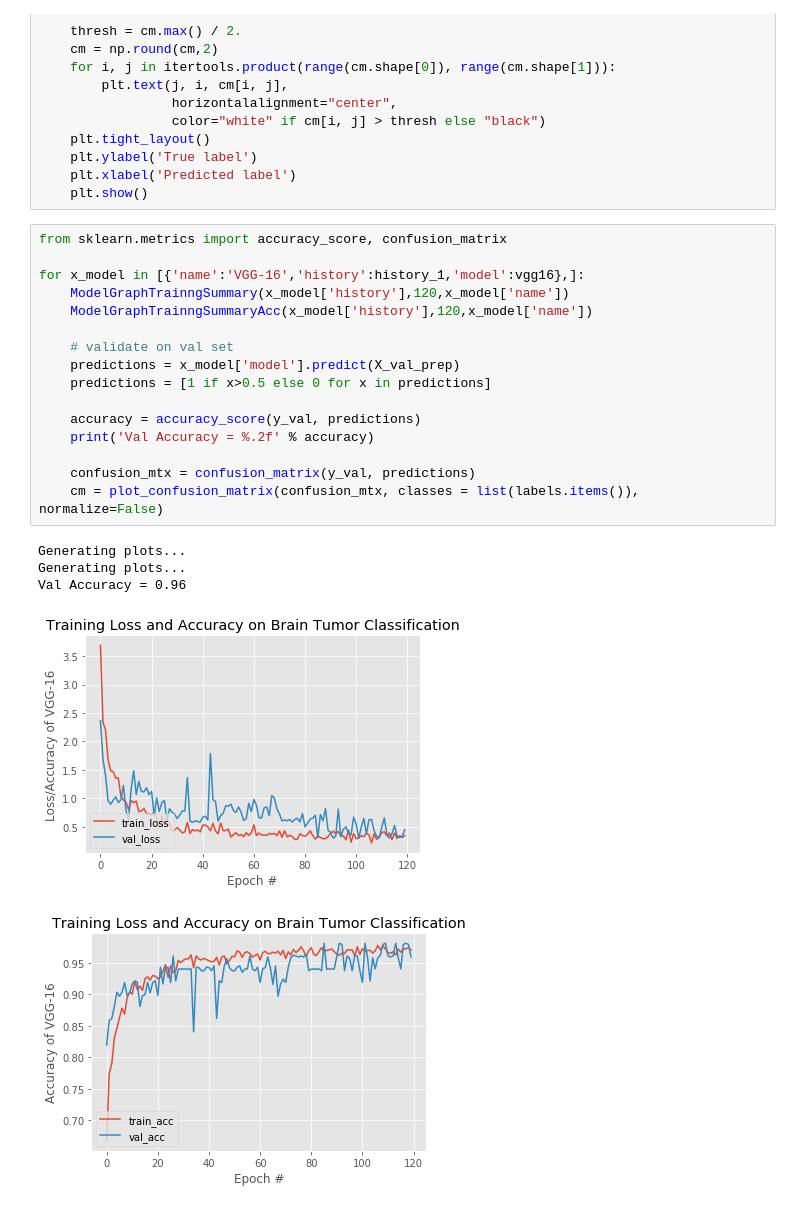
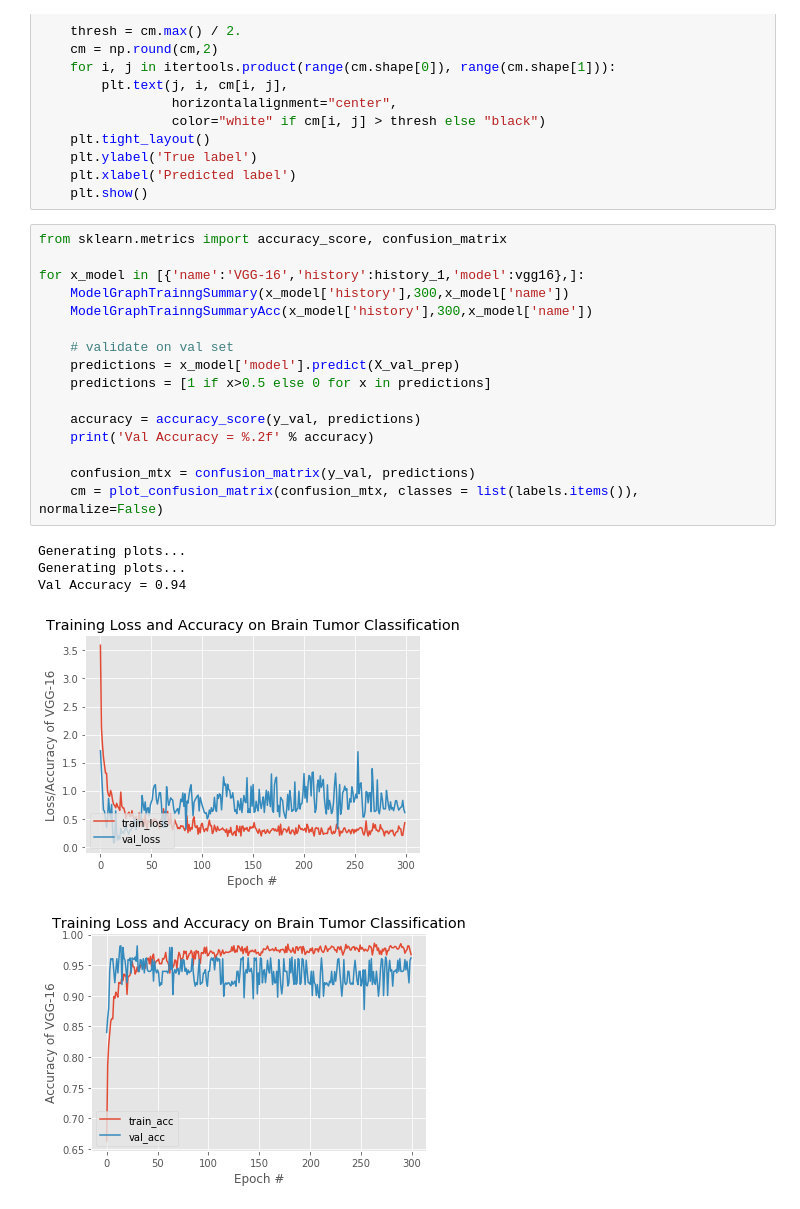
Before and after one commit to MarioTiara/Brain-Cancer-Classification-CNN, a Jupyter notebook: VGG16_300_epochs_1.ipynb, the cells around one changed output. Drawn from its saved outputs; the diff is of its cells as text.

```diff
--- a/VGG16_300_epochs_1.ipynb
+++ b/VGG16_300_epochs_1.ipynb
@@ -469,24 +469,24 @@ def plot_confusion_matrix(cm, classes,
 # %%
 from sklearn.metrics import accuracy_score, confusion_matrix
 
 for x_model in [{'name':'VGG-16','history':history_1,'model':vgg16},]:
-    ModelGraphTrainngSummary(x_model['history'],120,x_model['name'])
-    ModelGraphTrainngSummaryAcc(x_model['history'],120,x_model['name'])
+    ModelGraphTrainngSummary(x_model['history'],300,x_model['name'])
+    ModelGraphTrainngSummaryAcc(x_model['history'],300,x_model['name'])
 
     # validate on val set
     predictions = x_model['model'].predict(X_val_prep)
     predictions = [1 if x>0.5 else 0 for x in predictions]
 
     accuracy = accuracy_score(y_val, predictions)
     print('Val Accuracy = %.2f' % accuracy)
 
     confusion_mtx = confusion_matrix(y_val, predictions)
     cm = plot_confusion_matrix(confusion_mtx, classes = list(labels.items()), normalize=False)
 # %% [output]
 Generating plots...
 Generating plots...
-Val Accuracy = 0.96
+Val Accuracy = 0.94
-[figure, old version]
+[figure, new version]
-[figure, old version]
+[figure, new version]
 [figure]
 # %%
```
Also changed, not shown: parts of 5 cells of this notebook.
